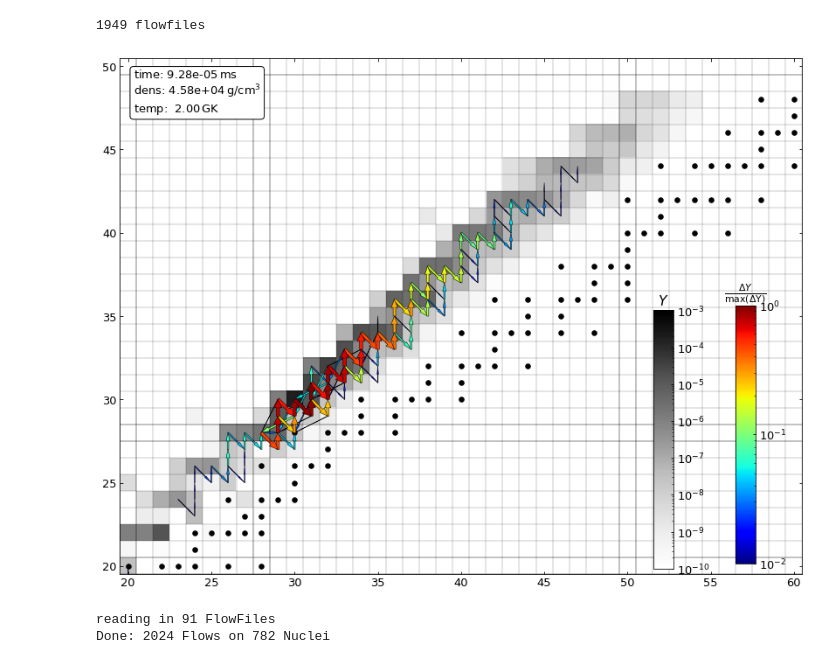
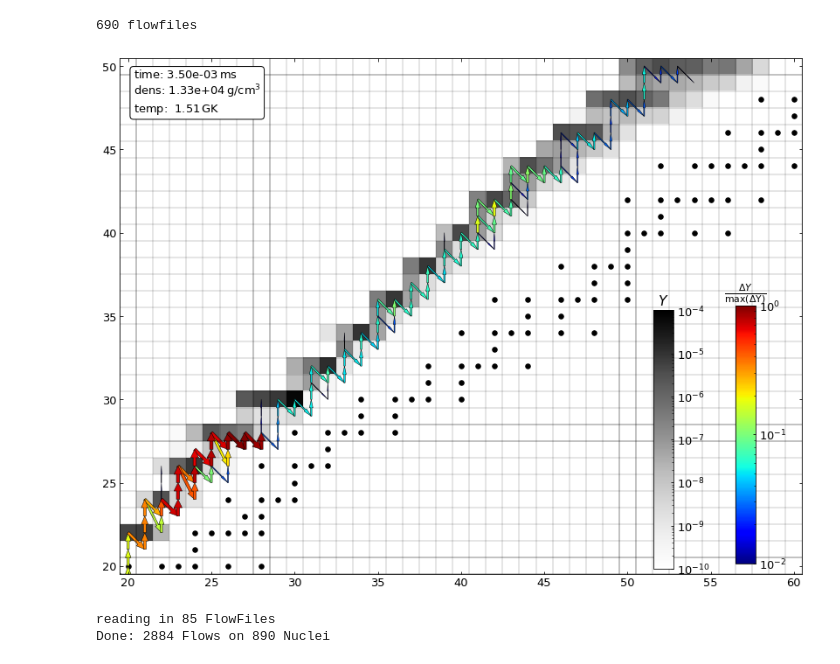
Before and after one commit to Max-Jacobi/WinNet-flowplot, a Jupyter notebook: Example.ipynb, the cells around one changed output. Cells and saved outputs as stored; diff of their text form; code cells hidden in the pictures.

```diff
--- a/Example.ipynb
+++ b/Example.ipynb
@@ -14,26 +14,26 @@ rcParams['ytick.direction']='in'
 rcParams['xtick.top']=True
 rcParams['ytick.right']=True
 # %%
-flowpaths, flowtimes, flowtemps = ScanDir('/home/mjacobi/Winnet/runs/Reb_fl/runs/run_137/flow/')
+flowpaths, flowtimes, flowtemps = ScanDir('/home/mjacobi/Winnet/runs/Moritz_test/stronger_nup/flow/')
 print(f'{len(flowpaths)} flowfiles')
 # %% [output]
-1949 flowfiles
+690 flowfiles
 # %%
 fig, ax = plt.subplots(1, figsize=(14,14))
-ind = np.argmin(np.abs(flowtemps - 2))
+ind = np.argmin(np.abs(flowtemps - 1.5))
 plotFlowFile(ax, flowpaths[ind])
 ax.axis([19.5, 60.5, 19.5, 50.5])
 plt.show()
 # %% [output]
-[figure, old version]
+[figure, new version]
 # %%
-mask = (flowtemps < .4)
-paths = flowpaths[mask][::10]
+mask = (flowtemps < .3)
+paths = flowpaths[mask][::5]
 print(f'reading in {len(paths)} FlowFiles')
 int_flows = IntegrateFlows(paths)
 # %% [output]
-reading in 91 FlowFiles
-Done: 2024 Flows on 782 Nuclei
+reading in 85 FlowFiles
+Done: 2884 Flows on 890 Nuclei
 # %%
 fig, ax = plt.subplots(1, figsize=(14,14))
 plotMagicNumbers(ax)
```
Also changed, not shown: parts of 3 cells of this notebook, 4 other files.
